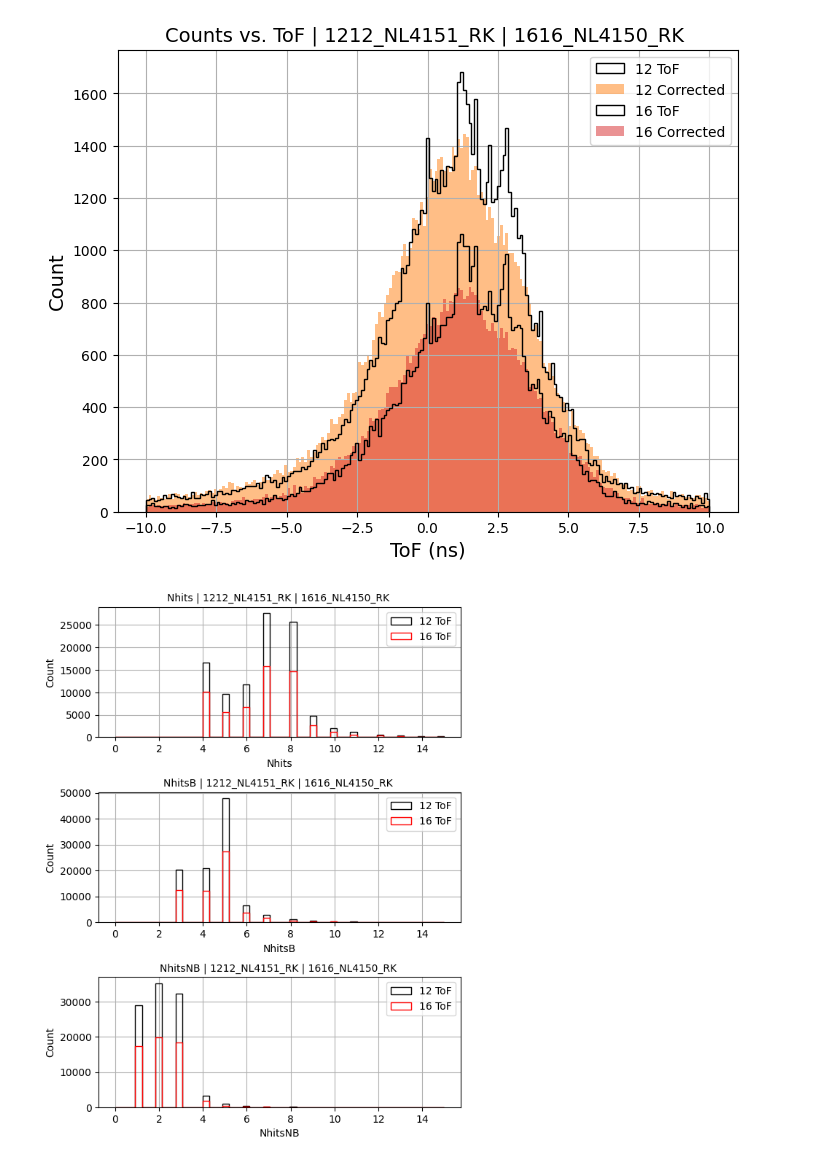
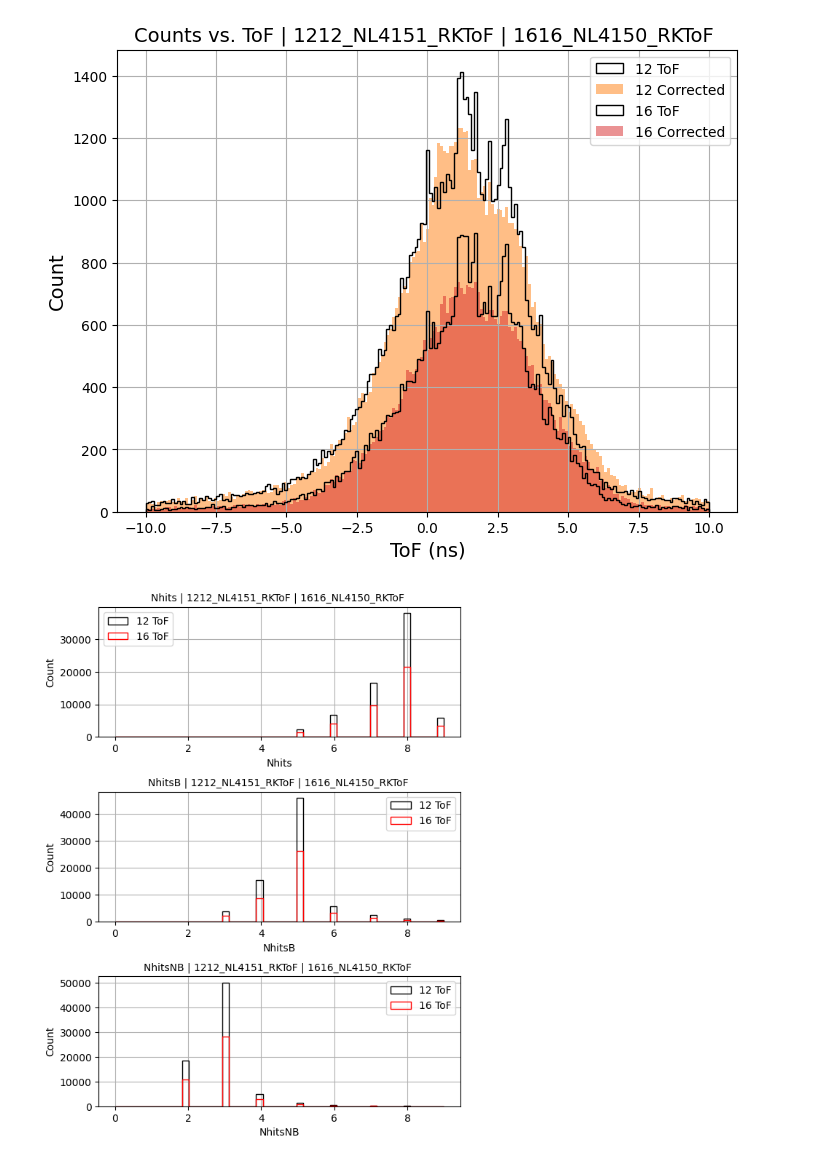
Before and after one commit to llbranch/Monte-Python, a Jupyter notebook: poetryEnv/Plots_11_16_23/mcmurdo_analysis.ipynb, the cells around one changed output. Cells and saved outputs as stored; diff of their text form; code cells hidden in the pictures.

Commit message:
noticed I never pushed these changes whoops

```diff
--- a/poetryEnv/Plots_11_16_23/mcmurdo_analysis.ipynb
+++ b/poetryEnv/Plots_11_16_23/mcmurdo_analysis.ipynb
@@ -9,12 +9,22 @@ import matplotlib.pyplot as plt
 import pandas as pd
 
 """ GLOBALS & CONSTANTS but why/how """
-PARAMS = {'A':4317.5, 'B':0.0545, 'n':1.5691}
+PARAMS = {'A':4317.5, 'B':0.0545, 'n':1.5691} # Original params from the best result
 # Others options
-# PARAMS.update({'A':50000, 'n':2.55 })?
-PARAMS.update({'n':1.6298})  # but why?
+# PARAMS.update({'A':50000, 'n':2.55 }) # Liam's parameters playing around with algorithm
+PARAMS.update({'n':1.6298})  # OG params from 2nd best result
+# why: n: index of refraction inside of the scint, true value: 1.58
+# These are fitted parameters using the TOF
+
+# Liam: knows if they are not working ~ visual inspect & Robert's analysis
+# Fixing: unknown
 
 c = 29.9792 # cm/ns
+
+PARAMS.update({'A':30})
+# Param A: compound time error based on rising pulses
+# Higher pulses had more time walk vs low pulses
+#
 
 """
 TOF correction Functions
@@ -24,9 +34,10 @@ V1:
 V2:
     tof + n*(d4-d1)/c
 """
-def tof_correction(t1, t4, d1, d4, tof):
-    return tof + PARAMS['A']/(1+PARAMS['B']*np.sqrt(t1)) \
-         - PARAMS['A']/(1+PARAMS['B']*np.sqrt(t4))\
+def tof_correction_v1(t1, t4, d1, d4, tof):
+    return tof \
+         + PARAMS['A']/(1+PARAMS['B']*np.sqrt(t1)) \
+         - PARAMS['A']/(1+PARAMS['B']*np.sqrt(t4)) \
          + PARAMS['n']*(d4-d1) / c
 
 def tof_correction_v2(d1,d4,tof):
@@ -37,12 +48,11 @@ def tof_correction_v2(d1,d4,tof):
 xPMT4=9.5*np.cos(np.radians(110))*2.54
 yPMT4=9.5*np.sin(np.radians(110))*2.54
 xPMT1=8.*np.cos(np.radians(-45))*2.54
-# x2PMT1=8.*np.cos(np.radians(-53.72))*2.54 #For test
 yPMT1=8.*np.sin(np.radians(-45))*2.54
 
 """ LOAD DATA """
 # load data & Select cut type
-cut = 0 # 0:default, 1:without cut
+cut = 1 # 0:default, 1:without cut
 
 # Name Parsing
 direc = 'data/'
@@ -57,29 +67,35 @@ CUT_CONDITION = [default_pattern_recog,recog_without_position_cut]
 # Load
 df = pd.read_csv(direc+prefix+thresh_str[0]+CUT_CONDITION[cut]+end, sep=' ')
 df2 = pd.read_csv(direc+prefix+thresh_str[1]+CUT_CONDITION[cut]+end, sep=' ')
+
+df = df[(df['x1'] != -999.) & (df['ToF'] < 200)]
+df2 = df2[(df2['x1'] != -999.) & (df2['ToF'] < 200)]
+
+
 # Used in plot
 fileName1 = thresh_str[0]+CUT_CONDITION[cut]
 fileName2 = thresh_str[1]+CUT_CONDITION[cut]
 
+
+
 """
 Distance
     d_ = sqrt( ( x1 - xPMT1 )^2 + ( y1 - yPMT1 )^2 )
-    - These are exactly the same???
+    - files contain or should contain positions in cm
 """
 # Threshold of 12 distance from pmt
 dfd1 = np.sqrt(np.power(df['x1']-xPMT1,2)+np.power(df['y1']-yPMT1,2))
 dfd4 = np.sqrt(np.power(df['x4']-xPMT4,2)+np.power(df['y4']-yPMT4,2))
-# Threshold of 16 (is this missing df2?? --- check his original and ask him!)
-#   - I changed it but I need this confirmed
+# Threshold of 16
 df2d1 = np.sqrt(np.power(df2['x1']-xPMT1,2)+np.power(df2['y1']-yPMT1,2))
 df2d4 = np.sqrt(np.power(df2['x4']-xPMT4,2)+np.power(df2['y4']-yPMT4,2))
 
 """ Apply Correction Functions on distance calc
-    - why does T1,T4 with V1 correction change so drastically?
+    - Moving forward using v2
 """
 # Version 1
-df_new_tof = tof_correction(df['T1'], df['T4'], dfd1, dfd4, df['ToF'])
-df2_new_tof = tof_correction(df2['T1'], df2['T4'], df2d1, df2d4, df2['ToF'])
+# df_new_tof = tof_correction_v1(df['T1'], df['T4'], dfd1, dfd4, df['ToF'])
+# df2_new_tof = tof_correction_v1(df2['T1'], df2['T4'], df2d1, df2d4, df2['ToF'])
 
 # Version 2
 df_new_tof = tof_correction_v2(dfd1, dfd4, df['ToF'])
@@ -107,43 +123,50 @@ ax0.set_ylabel('Count',fontsize=14)
 ax0.set_xlabel('ToF (ns)',fontsize=14)
 plt.show()
 # %% [output]
-[figure, old version]
+[figure, new version]
 # %%
-""" PLOT Nhits """
+""" PLOT Nhits
+- Nhits: all
+- NhitsB: bending plan, allowed to bend in the iteration
+- NhitsNB: non bending plane
+
+"""
+
+
 # setup
 fig, ax = plt.subplots(3,1)
 fig.set_size_inches(6,8)
-binning = np.linspace(0,15,50)
+binning = np.linspace(0,9,50)
 
 ax[0].hist(df['Nhits'], bins=binning, histtype='step', facecolor='none', edgecolor='k', label='12 ToF')
 ax[0].hist(df2['Nhits'], bins=binning, histtype='step', facecolor='none', edgecolor='r', label='16 ToF')
 ax[0].legend()
 ax[0].grid()
 ax[0].set_title(f'Nhits | {fileName1} | {fileName2} ', fontsize=10)
 ax[0].set_ylabel('Count',fontsize=10)
 ax[0].set_xlabel('Nhits',fontsize=10)
 
 ax[1].hist(df['NhitsB'], bins=binning, histtype='step', facecolor='none', edgecolor='k', label='12 ToF')
 ax[1].hist(df2['NhitsB'], bins=binning, histtype='step', facecolor='none', edgecolor='r', label='16 ToF')
 ax[1].legend()
 ax[1].grid()
 ax[1].set_title(f'NhitsB | {fileName1} | {fileName2} ', fontsize=10)
 ax[1].set_ylabel('Count',fontsize=10)
 ax[1].set_xlabel('NhitsB',fontsize=10)
 
 ax[2].hist(df['NhitsNB'], bins=binning, histtype='step', facecolor='none', edgecolor='k', label='12 ToF')
 ax[2].hist(df2['NhitsNB'], bins=binning, histtype='step', facecolor='none', edgecolor='r', label='16 ToF')
 ax[2].legend()
 ax[2].grid()
 ax[2].set_title(f'NhitsNB | {fileName1} | {fileName2} ', fontsize=10)
 ax[2].set_ylabel('Count',fontsize=10)
 ax[2].set_xlabel('NhitsNB',fontsize=10)
 
 fig.tight_layout()
 fig.subplots_adjust(top=.93)
 plt.show()
 # %% [output]
-[figure, old version]
+[figure, new version]
 # %%
 """ PLOT x1y1 x4y4"""
 # setup
```
Also changed, not shown: parts of 5 cells of this notebook.
